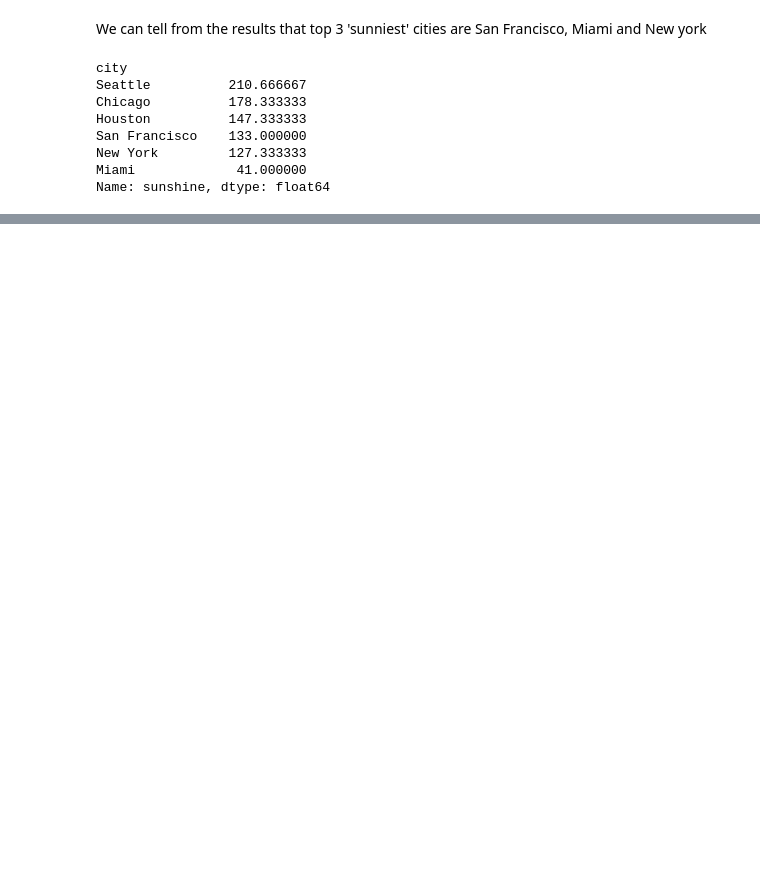
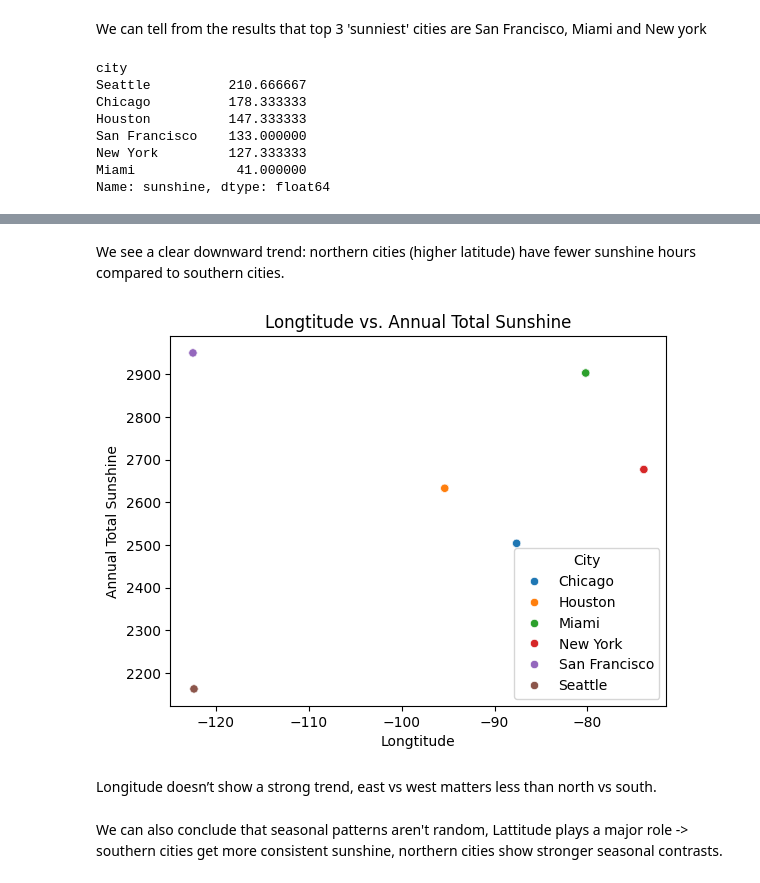
Before and after one commit to SaadDahbani06/Geography_Sunshine_Patterns, a Jupyter notebook: geography_sunshine_analysis.ipynb, the cells around one changed output, grey strips where cells are left out. Cells and saved outputs as stored; diff of their text form; code cells hidden in the pictures; blank space fills up the shorter version.

```diff
--- a/geography_sunshine_analysis.ipynb
+++ b/geography_sunshine_analysis.ipynb
@@ -107,0 +132,16 @@ Scatterplot, Latitude vs. Annual Total Sunshine
+# %% [markdown]
+We see a clear downward trend: northern cities (higher latitude) have fewer sunshine hours compared to southern cities.
+# %%
+# Scatterplot, Longtitude vs. Annual Total Sunshine
+sns.scatterplot(data=df, x='lon', y='annual_sunshine', hue='city')
+plt.title('Longtitude vs. Annual Total Sunshine')
+plt.ylabel('Annual Total Sunshine')
+plt.xlabel('Longtitude')
+plt.legend(title='City')
+plt.show()
+# %% [output]
+[figure, added]
+# %% [markdown]
+Longitude doesn’t show a strong trend, east vs west matters less than north vs south.
+# %% [markdown]
+We can also conclude that seasonal patterns aren't random, Lattitude plays a major role -> southern cities get more consistent sunshine, northern cities show stronger seasonal contrasts.
```
Also changed, not shown: parts of 10 cells of this notebook.
